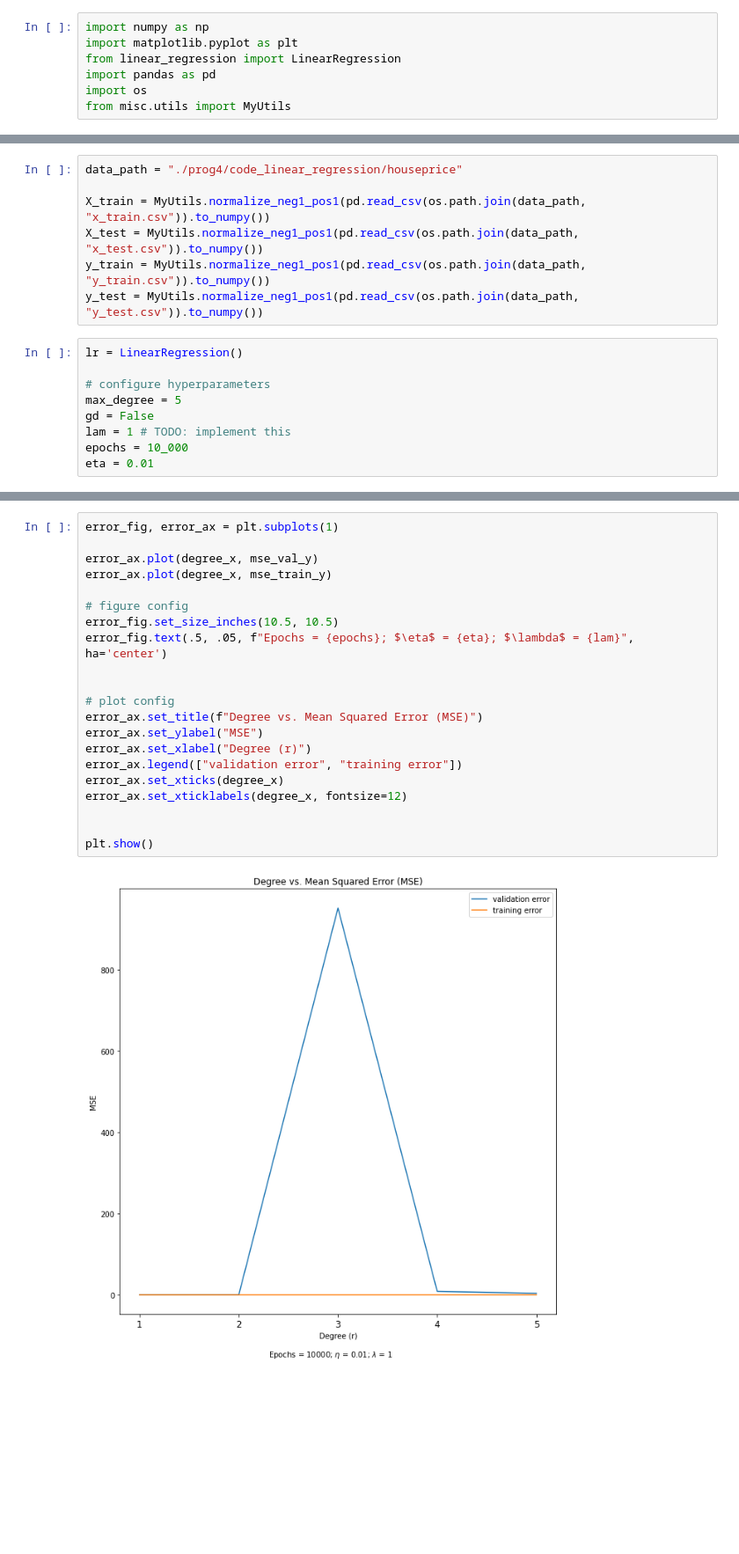
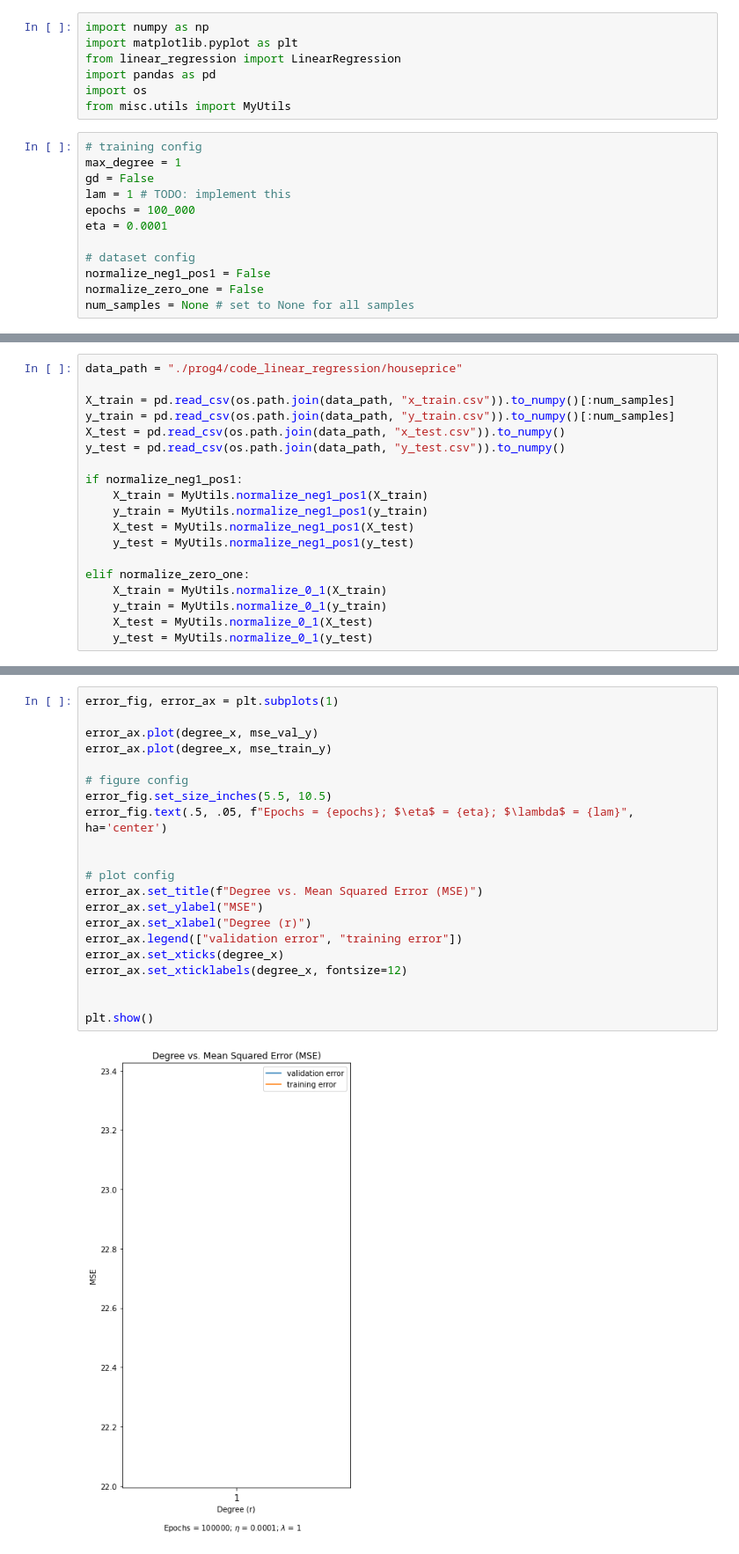
Before and after one commit to b-chalpin/linear-regression, a Jupyter notebook: subproject_5.ipynb, the cells around one changed output, grey strips where cells are left out. Shown at 88% size. Cells and saved outputs as stored; diff of their text form; blank space fills up the shorter version.

```diff
--- a/subproject_5.ipynb
+++ b/subproject_5.ipynb
@@ -5,3 +5,15 @@ from linear_regression import LinearRegression
 import pandas as pd
 import os
 from misc.utils import MyUtils
+# %%
+# training config
+max_degree = 1
+gd = False
+lam = 1 # TODO: implement this
+epochs = 100_000
+eta = 0.0001
+
+# dataset config
+normalize_neg1_pos1 = False
+normalize_zero_one = False
+num_samples = None # set to None for all samples
@@ -8,16 +22,19 @@ from misc.utils import MyUtils
 # %%
 data_path = "./prog4/code_linear_regression/houseprice"
 
-X_train = MyUtils.normalize_neg1_pos1(pd.read_csv(os.path.join(data_path, "x_train.csv")).to_numpy())
-X_test = MyUtils.normalize_neg1_pos1(pd.read_csv(os.path.join(data_path, "x_test.csv")).to_numpy())
-y_train = MyUtils.normalize_neg1_pos1(pd.read_csv(os.path.join(data_path, "y_train.csv")).to_numpy())
-y_test = MyUtils.normalize_neg1_pos1(pd.read_csv(os.path.join(data_path, "y_test.csv")).to_numpy())
+X_train = pd.read_csv(os.path.join(data_path, "x_train.csv")).to_numpy()[:num_samples]
+y_train = pd.read_csv(os.path.join(data_path, "y_train.csv")).to_numpy()[:num_samples]
+X_test = pd.read_csv(os.path.join(data_path, "x_test.csv")).to_numpy()
+y_test = pd.read_csv(os.path.join(data_path, "y_test.csv")).to_numpy()
+
+if normalize_neg1_pos1:
+    X_train = MyUtils.normalize_neg1_pos1(X_train)
+    y_train = MyUtils.normalize_neg1_pos1(y_train)
+    X_test = MyUtils.normalize_neg1_pos1(X_test)
+    y_test = MyUtils.normalize_neg1_pos1(y_test)
+
+elif normalize_zero_one:
+    X_train = MyUtils.normalize_0_1(X_train)
+    y_train = MyUtils.normalize_0_1(y_train)
+    X_test = MyUtils.normalize_0_1(X_test)
+    y_test = MyUtils.normalize_0_1(y_test)
-# %%
-lr = LinearRegression()
-
-# configure hyperparameters
-max_degree = 5
-gd = False
-lam = 1 # TODO: implement this
-epochs = 10_000
-eta = 0.01
@@ -98,23 +104,23 @@ plt.show()
 # %%
 error_fig, error_ax = plt.subplots(1)
 
 error_ax.plot(degree_x, mse_val_y)
 error_ax.plot(degree_x, mse_train_y)
 
 # figure config
-error_fig.set_size_inches(10.5, 10.5)
+error_fig.set_size_inches(5.5, 10.5)
 error_fig.text(.5, .05, f"Epochs = {epochs}; $\eta$ = {eta}; $\lambda$ = {lam}", ha='center')
 
 
 # plot config
 error_ax.set_title(f"Degree vs. Mean Squared Error (MSE)")
 error_ax.set_ylabel("MSE")
 error_ax.set_xlabel("Degree (r)")
 error_ax.legend(["validation error", "training error"])
 error_ax.set_xticks(degree_x)
 error_ax.set_xticklabels(degree_x, fontsize=12)
 
 
 plt.show()
 # %% [output]
-[figure, old version]
+[figure, new version]
```
Also changed, not shown: parts of 7 cells of this notebook, 4 other files.
